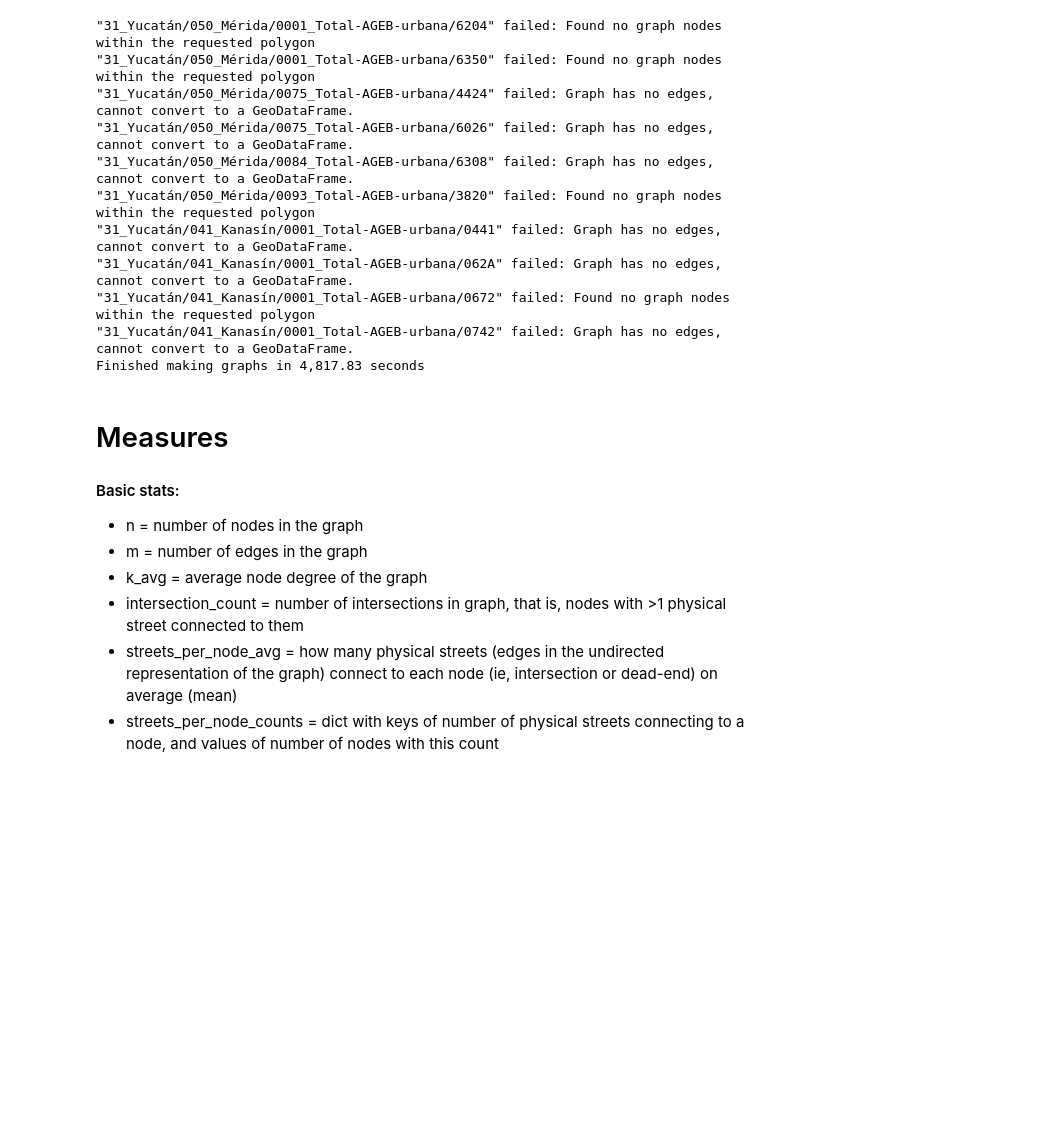
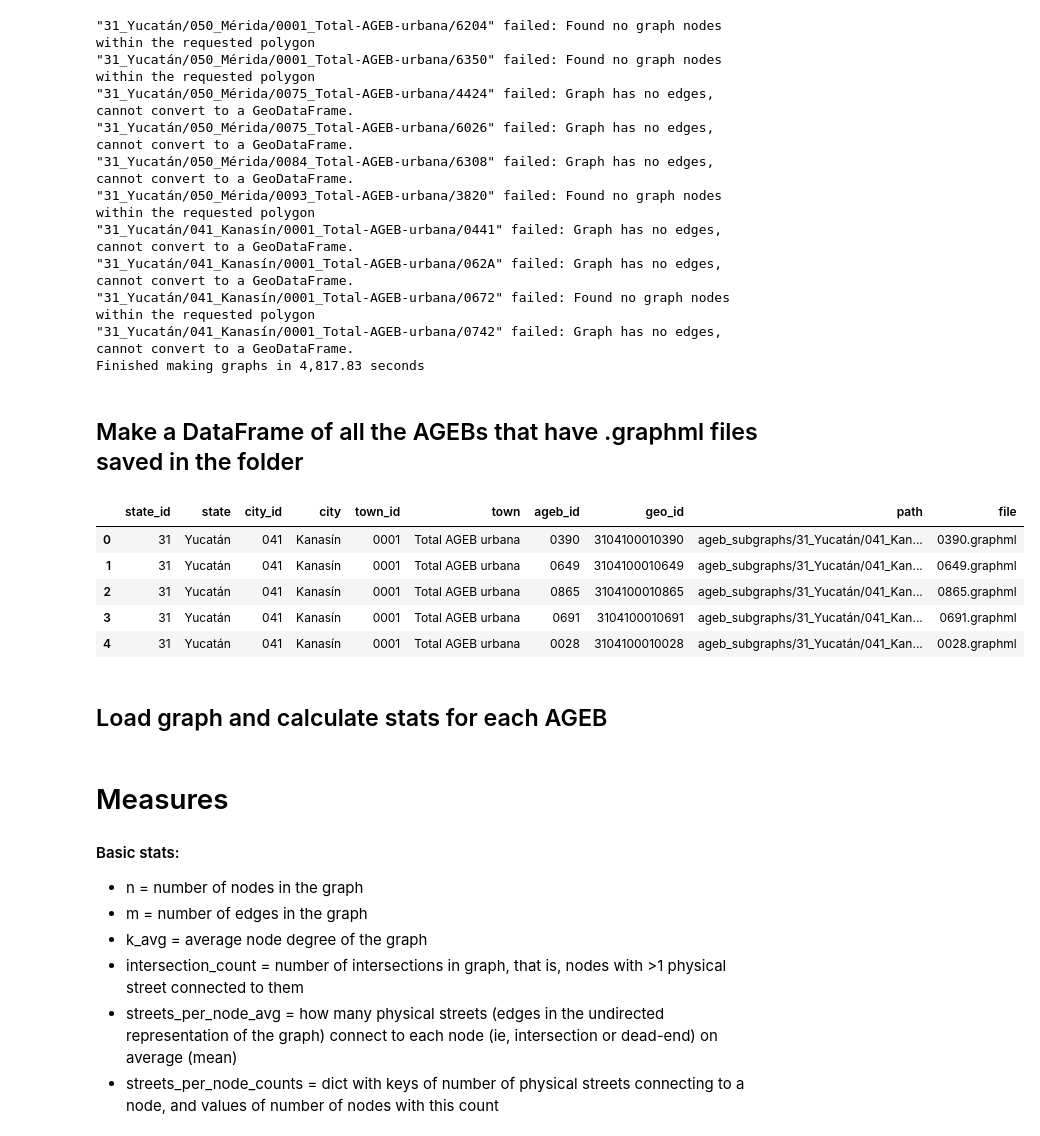
Before and after one commit to gperaza/road-network, a Jupyter notebook: notebooks/clean notebook.ipynb, the cells around one changed output. Drawn from its saved outputs; the diff is of its cells as text; code cells hidden in the pictures; blank space fills up the shorter version.

Commit message:
make a dataframe of all the AGEBs that have .graphml files saved in the folder

```diff
--- a/notebooks/clean notebook.ipynb
+++ b/notebooks/clean notebook.ipynb
@@ -864,6 +864,42 @@ print('Finished making graphs in {:,.2f} seconds'.format(time.time()-start_time)
 "31_Yucatán/041_Kanasín/0001_Total-AGEB-urbana/0672" failed: Found no graph nodes within the requested polygon
 "31_Yucatán/041_Kanasín/0001_Total-AGEB-urbana/0742" failed: Graph has no edges, cannot convert to a GeoDataFrame.
 Finished making graphs in 4,817.83 seconds
+# %% [markdown]
+## Make a DataFrame of all the AGEBs that have .graphml files saved in the folder
+# %%
+data_folder = 'ageb_subgraphs'
+# %%
+places = []
+for state_folder in os.listdir(data_folder):
+    for city_folder in os.listdir('{}/{}'.format(data_folder, state_folder)):
+        for town_folder in os.listdir('{}/{}/{}'.format(data_folder, state_folder, city_folder)):
+            for ageb_file in os.listdir('{}/{}/{}/{}'.format(data_folder, state_folder, city_folder, town_folder)):
+                if '.graphml' in ageb_file:
+                    data = {}
+                    data['state_id'] = state_folder.split('_')[0]
+                    data['state'] = state_folder.split('_')[1]
+                    data['city_id'] = city_folder.split('_')[0]
+                    data['city'] = city_folder.split('_')[1]
+                    data['town_id'] = town_folder.split('_')[0]
+                    #data['town'] = town_folder.split('_')[1]
+                    data['town'] = town_folder.replace('{}_'.format(data['town_id']), '').replace('-', ' ')
+                    data['ageb_id'] = ageb_file.replace('.graphml', '').replace('-', '')
+                    data['geo_id'] = data['state_id']+data['city_id']+data['town_id']+data['ageb_id']
+                    data['path'] = '{}/{}/{}/{}'.format(data_folder, state_folder, city_folder, town_folder)
+                    data['file'] = ageb_file
+                    places.append(data)
+
+df = pd.DataFrame(places)
+df.head()
+# %% [output]
+|  | state_id | state | city_id | city | town_id | town | ageb_id | geo_id | path | file |
+| 0 | 31 | Yucatán | 041 | Kanasín | 0001 | Total AGEB urbana | 0390 | 3104100010390 | ageb_subgraphs/31_Yucatán/041_Kan... | 0390.graphml |
+| 1 | 31 | Yucatán | 041 | Kanasín | 0001 | Total AGEB urbana | 0649 | 3104100010649 | ageb_subgraphs/31_Yucatán/041_Kan... | 0649.graphml |
+| 2 | 31 | Yucatán | 041 | Kanasín | 0001 | Total AGEB urbana | 0865 | 3104100010865 | ageb_subgraphs/31_Yucatán/041_Kan... | 0865.graphml |
+| 3 | 31 | Yucatán | 041 | Kanasín | 0001 | Total AGEB urbana | 0691 | 3104100010691 | ageb_subgraphs/31_Yucatán/041_Kan... | 0691.graphml |
+| 4 | 31 | Yucatán | 041 | Kanasín | 0001 | Total AGEB urbana | 0028 | 3104100010028 | ageb_subgraphs/31_Yucatán/041_Kan... | 0028.graphml |
+# %% [markdown]
+## Load graph and calculate stats for each AGEB
 # %% [markdown]
 # Measures
 
```
